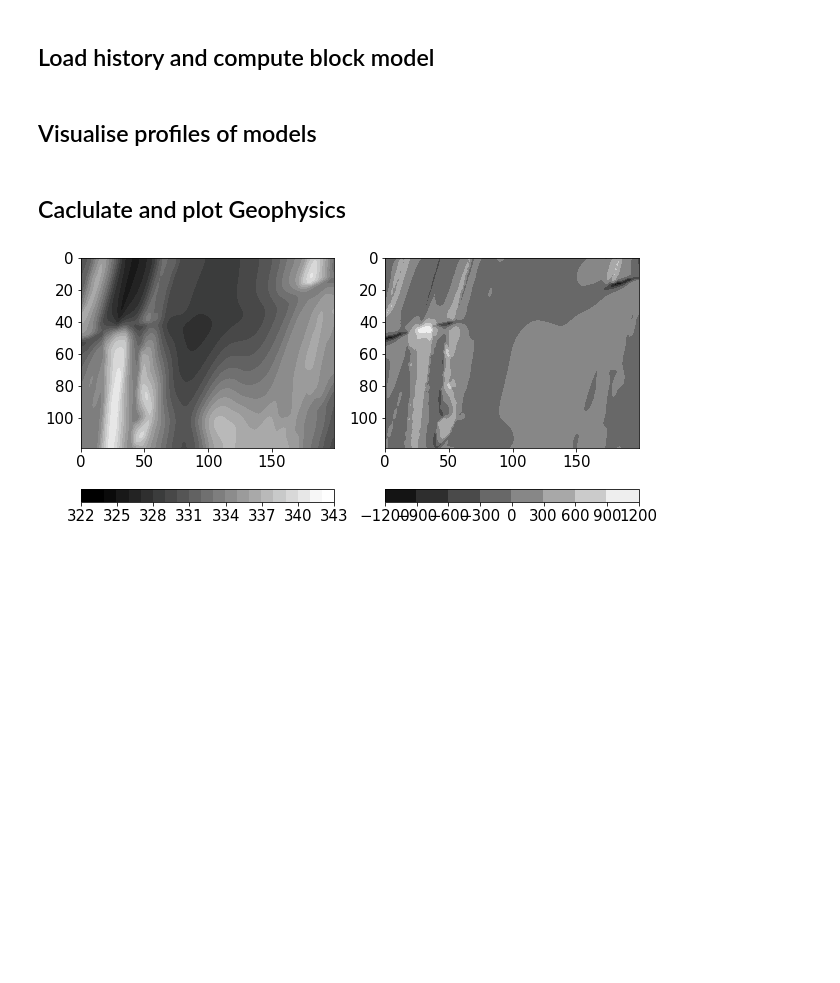
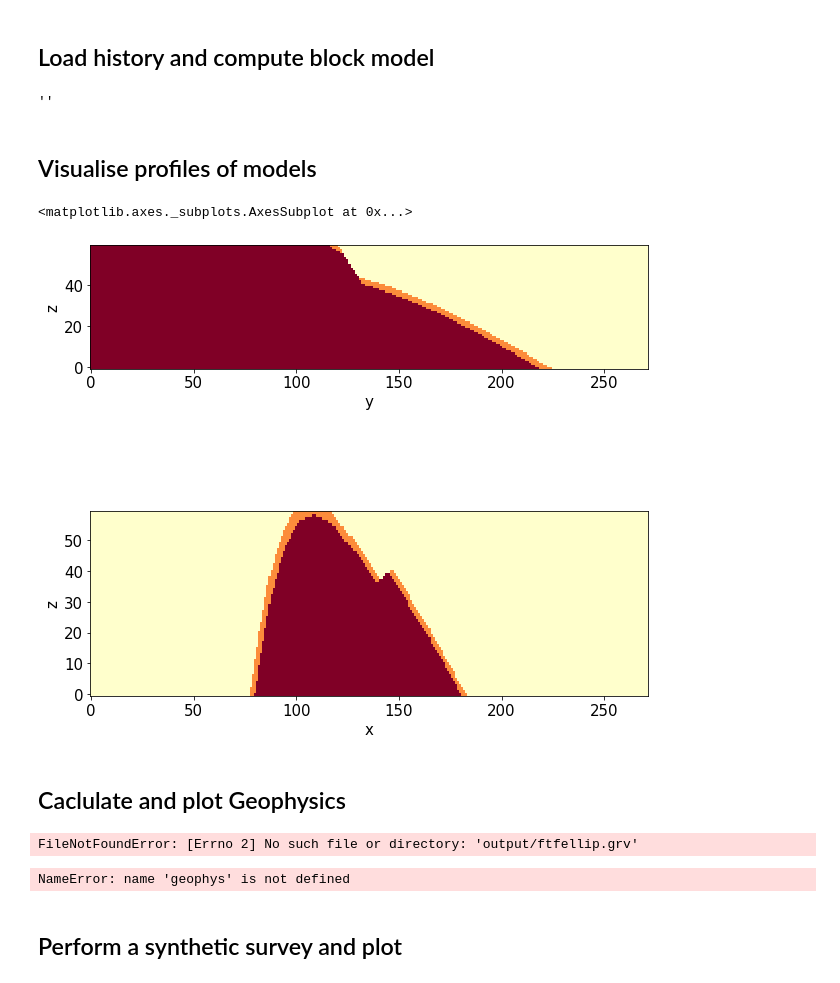
Before and after one commit to LSgeo/pynoddy, a Jupyter notebook: pyNoddy_history.ipynb, the cells around one changed output. Drawn from its saved outputs; the diff is of its cells as text; code cells hidden in the pictures; blank space fills up the shorter version.

Commit message:
Preparation for geophys sampling

```diff
--- a/pyNoddy_history.ipynb
+++ b/pyNoddy_history.ipynb
@@ -25,25 +25,48 @@ from IPython.core.display import HTML
 # %% [markdown]
 ## Load history and compute block model
 # %%
-his = pynoddy.history.NoddyHistory(url = "http://tectonique.net/asg/ch3/ch3_5/his/fold_thrust.his")
+url = "http://tectonique.net/asg/ch3/ch3_2/his/ftfellip.his"
+output_folder = 'output'
+
+os.makedirs(output_folder, exist_ok=True)
+file_name = url.split('/')[-1][:-4]
+output = output_folder + '/' + file_name
+history_name = file_name + '.his'
+
+his = pynoddy.history.NoddyHistory(url = url)
 his.determine_model_stratigraphy()
-his.change_cube_size(50)
-history_name = "fold_thrust_edit.his"
-his.write_history(history_name)
+his.change_cube_size(500)
+his.write_history(output_folder + '/' + history_name)
 # his = pynoddy.history.NoddyHistory(history_name)
 
-# history_name = 'fold_thrust.his'
-output_name = "fold_thrust_out"
-pynoddy.compute_model(history_name, output_name, verbose=True)
+pynoddy.compute_model(history_name, output)
+# %% [output]
+''
 # %% [markdown]
 ## Visualise profiles of models
 # %%
-# h_out = pynoddy.output.NoddyOutput(output_name)
-# # his.determine_model_stratigraphy()
-# h_out.plot_section('x',
-#                    layer_labels = his.model_stratigraphy,
-#                    colorbar_orientation = 'horizontal',
-#                    colorbar=False,
-#                    title = '',
-# #                   savefig=True, fig_filename = 'fold_thrust_NS_section.eps',
-#                    cmap = 'YlOrRd')
+h_out = pynoddy.output.NoddyOutput(output)
+# his.determine_model_stratigraphy()
+fig, (x,y) = plt.subplots(2,1, sharex=False, sharey=False, figsize=(10,10))
+h_out.plot_section('x',
+                   layer_labels = his.model_stratigraphy,
+                   colorbar_orientation = 'horizontal',
+                   colorbar=False,
+                   title = '',
+#                   savefig=True, fig_filename = 'fold_thrust_NS_section.eps',
+                   cmap = 'YlOrRd',
+                   ax = x)
+
+h_out.plot_section('y',
+                    layer_labels = his.model_stratigraphy,
+                    colorbar_orientation = 'horizontal',
+                    title = '',
+                    cmap = 'YlOrRd',
+#                   savefig=True, fig_filename = 'fold_thrust_EW_section.eps',
+                    ve=1.5,
+                    ax = y)
+
+# h_out.export_to_vtk(vtk_filename = "fold_thrust")
+# %% [output]
+<matplotlib.axes._subplots.AxesSubplot at 0x...>
+[figure, added]
@@ -57,15 +73,17 @@ pynoddy.compute_model(history_name, output_name, verbose=True)
 # %% [markdown]
 ## Caclulate and plot Geophysics
+# %%
+pynoddy.compute_model(history_name, output, sim_type = "GEOPHYSICS")
+geophys = pynoddy.output.NoddyGeophysics(output)
+# %% [output]
+FileNotFoundError: [Errno 2] No such file or directory: 'output/ftfellip.grv'
 # %%
-pynoddy.compute_model(history_name, output_name, sim_type = "GEOPHYSICS")
-geophys = pynoddy.output.NoddyGeophysics(output_name)
-
 fig = plt.figure(figsize = (10,5))
 ax = fig.add_subplot(121)
 # imshow(geophys.grv_data, cmap = 'jet')
 # define contour levels
-levels = np.arange(322,344,1)
-cf = ax.contourf(geophys.grv_data, levels, cmap = cc.cm.gray, vmin = 324, vmax = 342)
+# levels = np.arange(322,344,1)
+cf = ax.contourf(geophys.grv_data, cmap = cc.cm.gray) #, vmin = 324, vmax = 342) # levels,
 ax.invert_yaxis()
 cbar = plt.colorbar(cf, orientation = 'horizontal')
 ax = fig.add_subplot(122)
@@ -74,4 +92,6 @@ ax.invert_yaxis()
 
 cbar = plt.colorbar(cf, orientation = 'horizontal')
 # %% [output]
-[figure, removed]
+NameError: name 'geophys' is not defined
+# %% [markdown]
+## Perform a synthetic survey and plot
```
Also changed, not shown: parts of 3 cells of this notebook, 1 other file.
